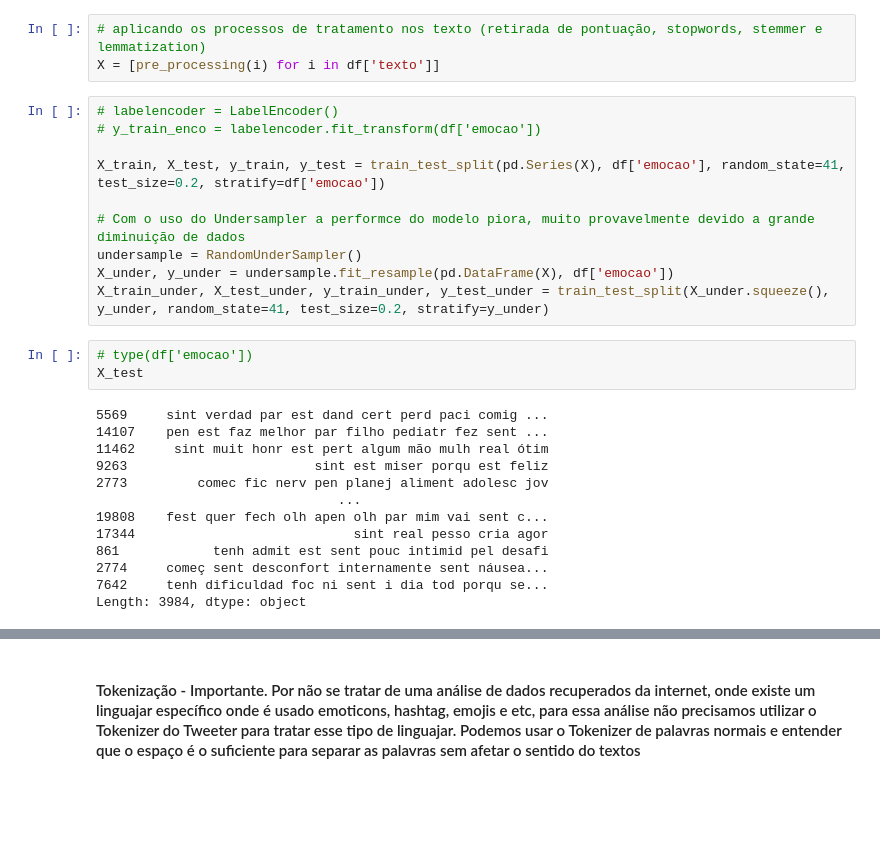
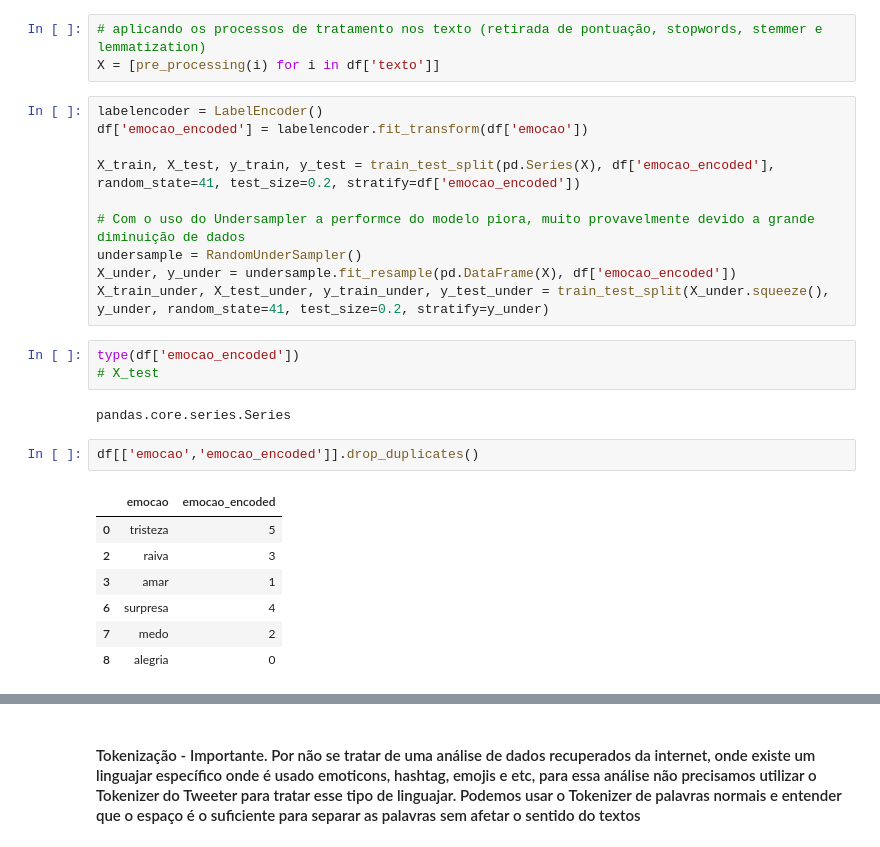
Before and after one commit to willsantospereira/tcc_nlp, a Jupyter notebook: notebook/Analise_Emocao.ipynb, the cells around one changed output, grey strips where cells are left out. Saved outputs shown, nothing was run; the diff lists cells and outputs as text; blank space fills up the shorter version.

```diff
--- a/notebook/Analise_Emocao.ipynb
+++ b/notebook/Analise_Emocao.ipynb
@@ -221,31 +222,30 @@ df['emocao'].value_counts().plot(kind='bar')
 # aplicando os processos de tratamento nos texto (retirada de pontuação, stopwords, stemmer e lemmatization)
 X = [pre_processing(i) for i in df['texto']]
 # %%
-# labelencoder = LabelEncoder()
-# y_train_enco = labelencoder.fit_transform(df['emocao'])
+labelencoder = LabelEncoder()
+df['emocao_encoded'] = labelencoder.fit_transform(df['emocao'])
 
-X_train, X_test, y_train, y_test = train_test_split(pd.Series(X), df['emocao'], random_state=41, test_size=0.2, stratify=df['emocao'])
+X_train, X_test, y_train, y_test = train_test_split(pd.Series(X), df['emocao_encoded'], random_state=41, test_size=0.2, stratify=df['emocao_encoded'])
 
 # Com o uso do Undersampler a performce do modelo piora, muito provavelmente devido a grande diminuição de dados
 undersample = RandomUnderSampler()
-X_under, y_under = undersample.fit_resample(pd.DataFrame(X), df['emocao'])
+X_under, y_under = undersample.fit_resample(pd.DataFrame(X), df['emocao_encoded'])
 X_train_under, X_test_under, y_train_under, y_test_under = train_test_split(X_under.squeeze(), y_under, random_state=41, test_size=0.2, stratify=y_under)
-# %%
-# type(df['emocao'])
-X_test
-# %% [output]
-5569     sint verdad par est dand cert perd paci comig ...
-14107    pen est faz melhor par filho pediatr fez sent ...
-11462     sint muit honr est pert algum mão mulh real ótim
-9263                        sint est miser porqu est feliz
-2773         comec fic nerv pen planej aliment adolesc jov
-                               ...
-19808    fest quer fech olh apen olh par mim vai sent c...
-17344                            sint real pesso cria agor
-861            tenh admit est sent pouc intimid pel desafi
-2774     começ sent desconfort internamente sent náusea...
-7642     tenh dificuldad foc ni sent i dia tod porqu se...
-Length: 3984, dtype: object
+# %%
+type(df['emocao_encoded'])
+# X_test
+# %% [output]
+pandas.core.series.Series
+# %%
+df[['emocao','emocao_encoded']].drop_duplicates()
+# %% [output]
+|  | emocao | emocao_encoded |
+| 0 | tristeza | 5 |
+| 2 | raiva | 3 |
+| 3 | amar | 1 |
+| 6 | surpresa | 4 |
+| 7 | medo | 2 |
+| 8 | alegria | 0 |
 # %%
 # analisando o resultado da aplicação de undersampler nas classes para ficarem próximas ao da classe minoritária
 %matplotlib inline
```
Also changed, not shown: parts of 6 cells of this notebook.
